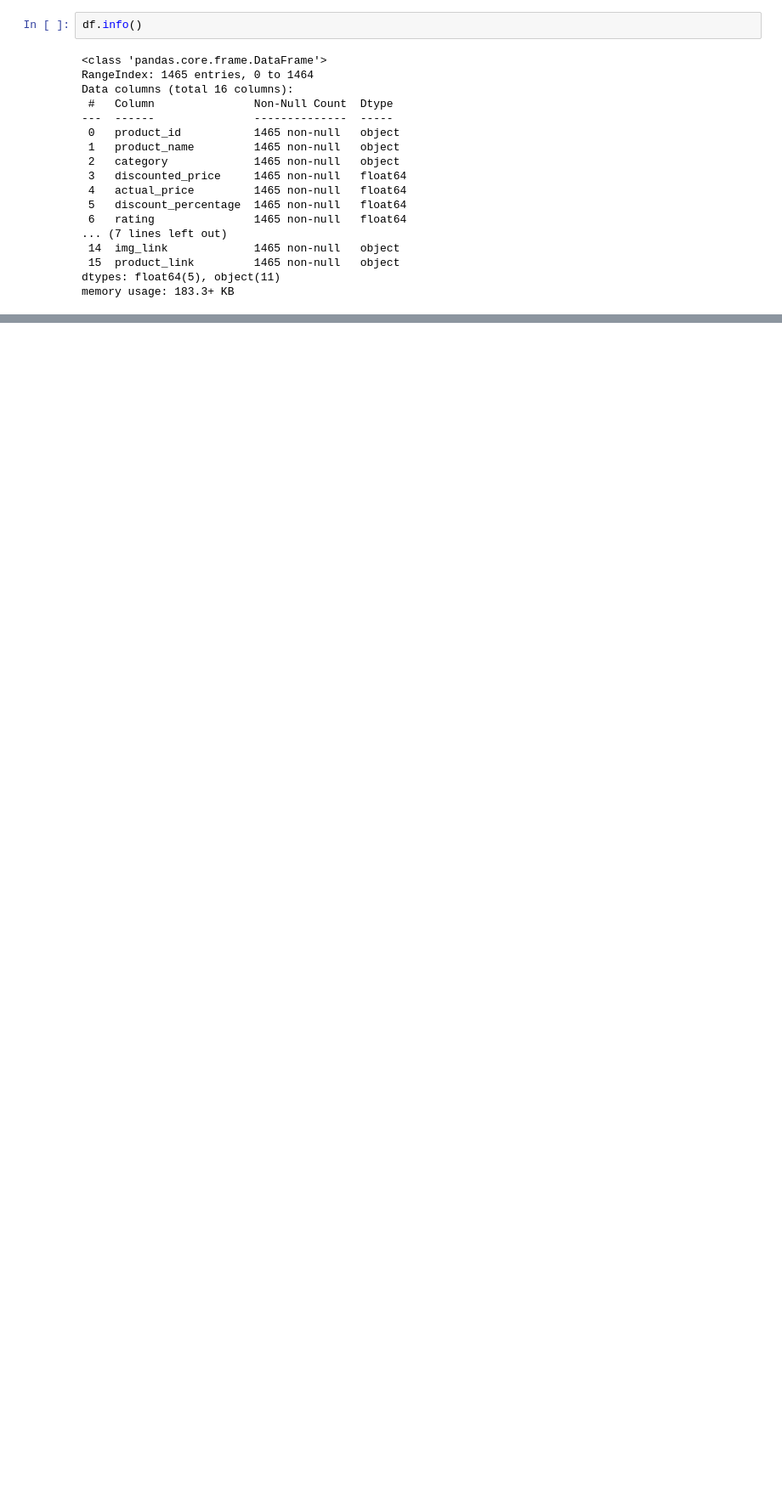
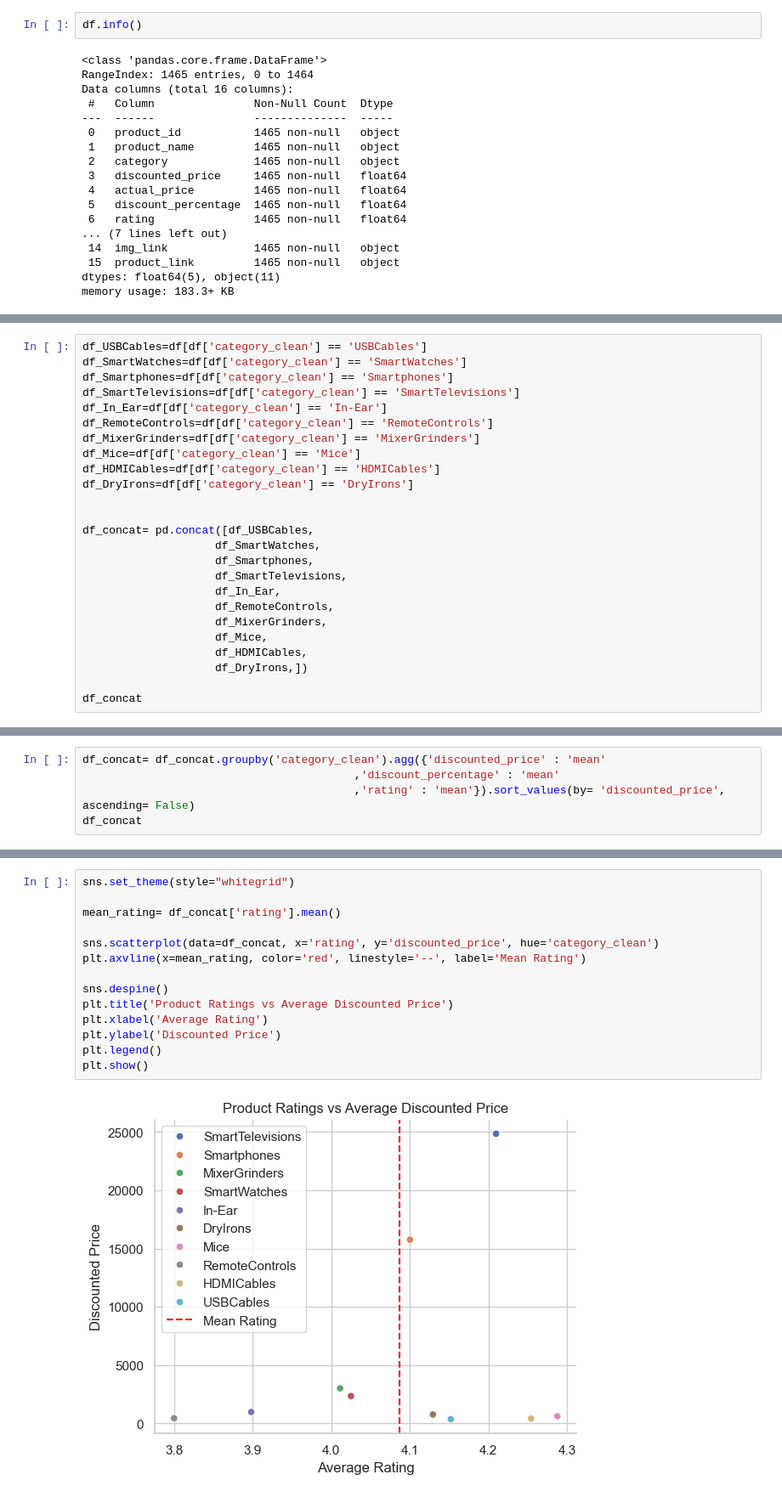
Before and after one commit to Mina-Makram-001/3_Amazon_Sales_Analysis_Project, a Jupyter notebook: 1_Product_&_Price_Insights/1_EDA_Intro.ipynb, the cells around one changed output, grey strips where cells are left out. Shown at 85% size. Cells and saved outputs as stored; diff of their text form; blank space fills up the shorter version.

```diff
--- a/1_Product_&_Price_Insights/1_EDA_Intro.ipynb
+++ b/1_Product_&_Price_Insights/1_EDA_Intro.ipynb
@@ -87,0 +156,25 @@ df
+# %%
+df_USBCables=df[df['category_clean'] == 'USBCables']
+df_SmartWatches=df[df['category_clean'] == 'SmartWatches']
+df_Smartphones=df[df['category_clean'] == 'Smartphones']
+df_SmartTelevisions=df[df['category_clean'] == 'SmartTelevisions']
+df_In_Ear=df[df['category_clean'] == 'In-Ear']
+df_RemoteControls=df[df['category_clean'] == 'RemoteControls']
+df_MixerGrinders=df[df['category_clean'] == 'MixerGrinders']
+df_Mice=df[df['category_clean'] == 'Mice']
+df_HDMICables=df[df['category_clean'] == 'HDMICables']
+df_DryIrons=df[df['category_clean'] == 'DryIrons']
+
+
+df_concat= pd.concat([df_USBCables,
+                    df_SmartWatches,
+                    df_Smartphones,
+                    df_SmartTelevisions,
+                    df_In_Ear,
+                    df_RemoteControls,
+                    df_MixerGrinders,
+                    df_Mice,
+                    df_HDMICables,
+                    df_DryIrons,])
+
+df_concat
@@ -87,0 +267,5 @@ df
+# %%
+df_concat= df_concat.groupby('category_clean').agg({'discounted_price' : 'mean'
+                                         ,'discount_percentage' : 'mean'
+                                         ,'rating' : 'mean'}).sort_values(by= 'discounted_price', ascending= False)
+df_concat
@@ -87,0 +285,16 @@ df
+# %%
+sns.set_theme(style="whitegrid")
+
+mean_rating= df_concat['rating'].mean()
+
+sns.scatterplot(data=df_concat, x='rating', y='discounted_price', hue='category_clean')
+plt.axvline(x=mean_rating, color='red', linestyle='--', label='Mean Rating')
+
+sns.despine()
+plt.title('Product Ratings vs Average Discounted Price')
+plt.xlabel('Average Rating')
+plt.ylabel('Discounted Price')
+plt.legend()
+plt.show()
+# %% [output]
+[figure, added]
```
Also changed, not shown: parts of 12 cells of this notebook, 1 other file.
